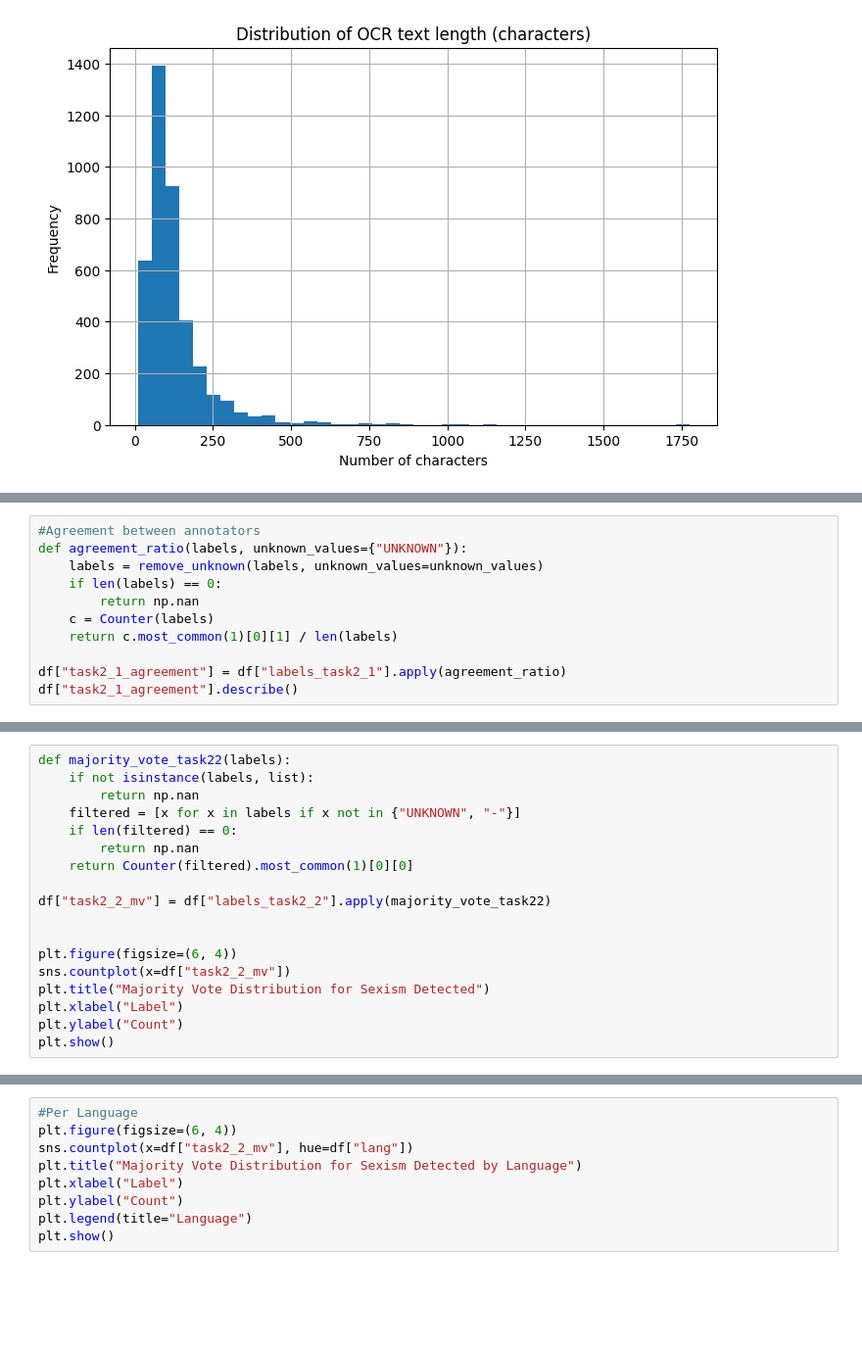
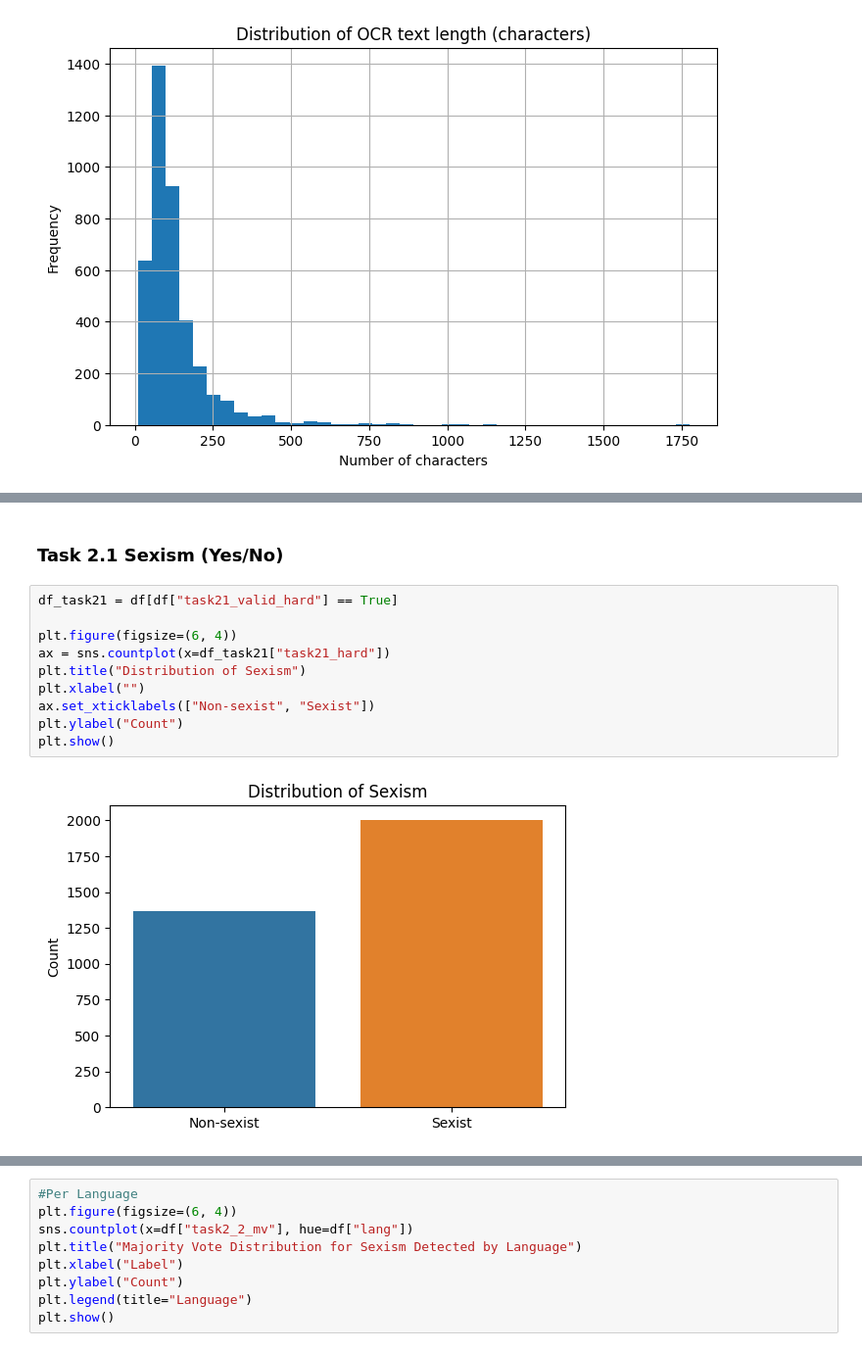
Before and after one commit to DBlassio/multimodal-exist, a Jupyter notebook: notebooks/00_EDA.ipynb, the cells around one changed output, grey strips where cells are left out. Shown at 98% size. Cells and saved outputs as stored; diff of their text form; blank space fills up the shorter version.

```diff
--- a/notebooks/00_EDA.ipynb
+++ b/notebooks/00_EDA.ipynb
@@ -148,11 +119,0 @@ plt.show()
-# %%
-#Agreement between annotators
-def agreement_ratio(labels, unknown_values={"UNKNOWN"}):
-    labels = remove_unknown(labels, unknown_values=unknown_values)
-    if len(labels) == 0:
-        return np.nan
-    c = Counter(labels)
-    return c.most_common(1)[0][1] / len(labels)
-
-df["task2_1_agreement"] = df["labels_task2_1"].apply(agreement_ratio)
-df["task2_1_agreement"].describe()
@@ -169,18 +119,0 @@ Name: task2_1_agreement, dtype: float64
-# %%
-def majority_vote_task22(labels):
-    if not isinstance(labels, list):
-        return np.nan
-    filtered = [x for x in labels if x not in {"UNKNOWN", "-"}]
-    if len(filtered) == 0:
-        return np.nan
-    return Counter(filtered).most_common(1)[0][0]
-
-df["task2_2_mv"] = df["labels_task2_2"].apply(majority_vote_task22)
-
-
-plt.figure(figsize=(6, 4))
-sns.countplot(x=df["task2_2_mv"])
-plt.title("Majority Vote Distribution for Sexism Detected")
-plt.xlabel("Label")
-plt.ylabel("Count")
-plt.show()
@@ -188,0 +120,14 @@ plt.show()
+# %% [markdown]
+### Task 2.1 Sexism (Yes/No)
+# %%
+df_task21 = df[df["task21_valid_hard"] == True]
+
+plt.figure(figsize=(6, 4))
+ax = sns.countplot(x=df_task21["task21_hard"])
+plt.title("Distribution of Sexism")
+plt.xlabel("")
+ax.set_xticklabels(["Non-sexist", "Sexist"])
+plt.ylabel("Count")
+plt.show()
+# %% [output]
+[figure, added]
```
Also changed, not shown: parts of 21 cells of this notebook.
